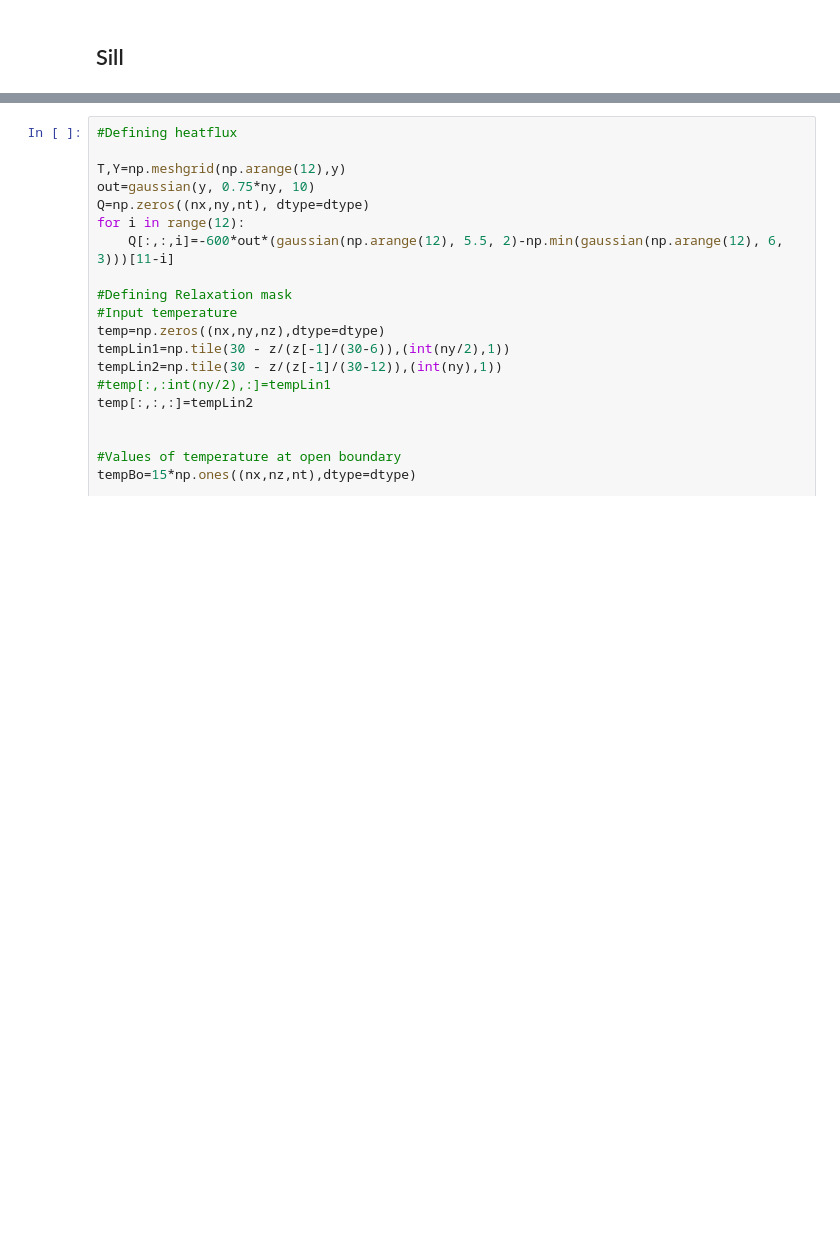
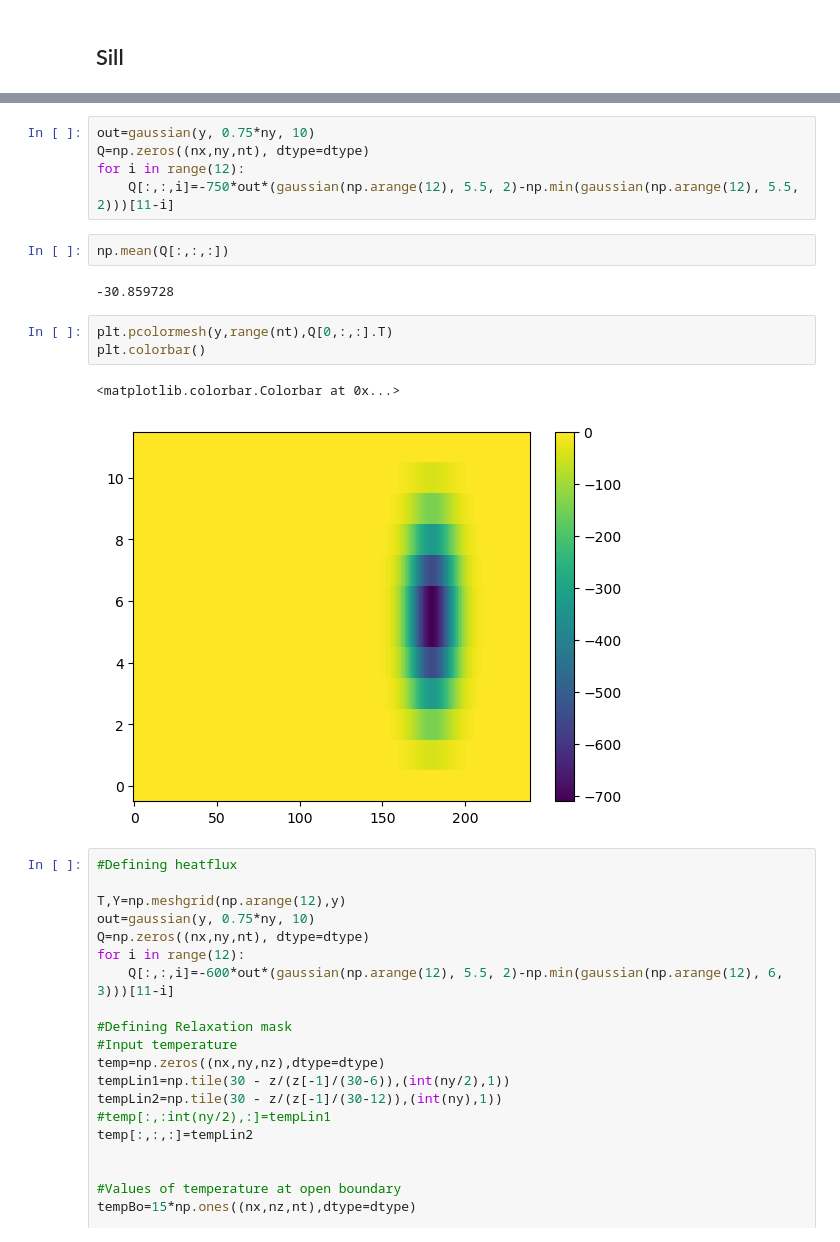
Before and after one commit to kaftkatt/IntercambioNGC, a Jupyter notebook: Scripts/GenerateData.ipynb, the cells around one changed output, grey strips where cells are left out. Saved outputs shown, nothing was run; the diff lists cells and outputs as text; blank space fills up the shorter version.

```diff
--- a/Scripts/GenerateData.ipynb
+++ b/Scripts/GenerateData.ipynb
@@ -377,3 +362,18 @@ plt.colorbar()
+# %%
+out=gaussian(y, 0.75*ny, 10)
+Q=np.zeros((nx,ny,nt), dtype=dtype)
+for i in range(12):
+    Q[:,:,i]=-750*out*(gaussian(np.arange(12), 5.5, 2)-np.min(gaussian(np.arange(12), 5.5, 2)))[11-i]
+# %%
+np.mean(Q[:,:,:])
+# %% [output]
+-30.859728
+# %%
+plt.pcolormesh(y,range(nt),Q[0,:,:].T)
+plt.colorbar()
+# %% [output]
+<matplotlib.colorbar.Colorbar at 0x...>
+[figure, added]
 # %%
 #Defining heatflux
 
```
Also changed, not shown: parts of 10 cells of this notebook, 13 other files.
